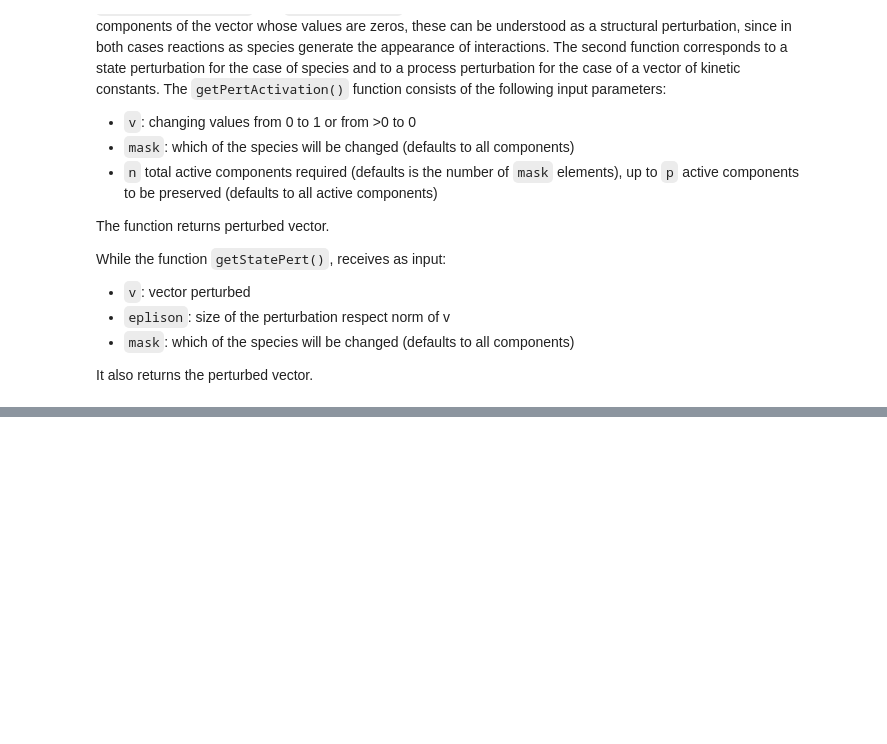
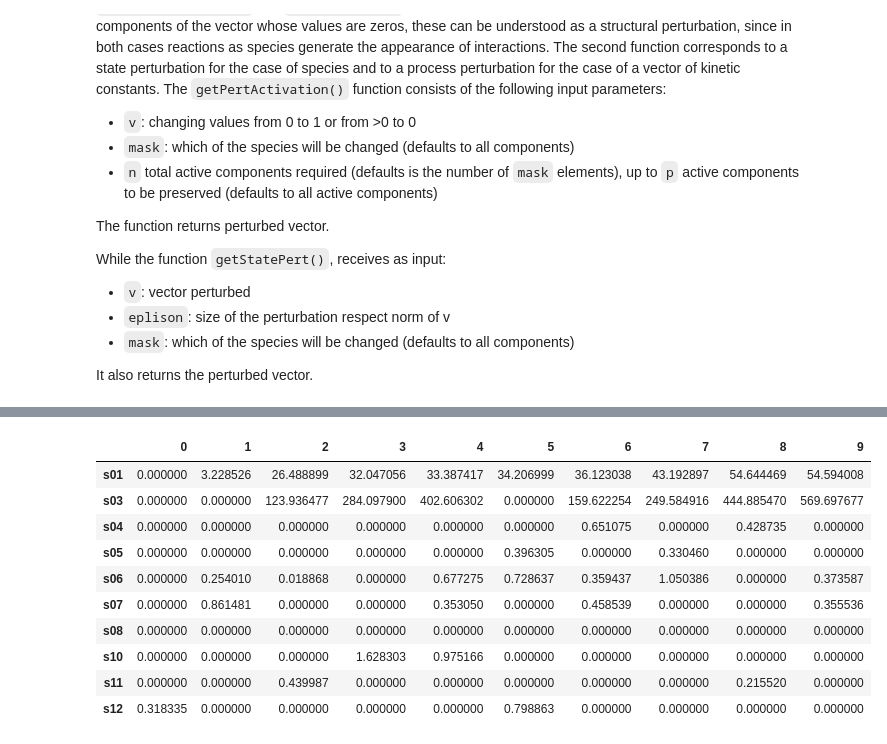
Before and after one commit to pmaldona/pyRN, a Jupyter notebook: notebooks/Simulator and Random Walks.ipynb, the cells around one changed output, grey strips where cells are left out. Saved outputs shown, nothing was run; the diff lists cells and outputs as text; code cells hidden in the pictures; blank space fills up the shorter version.

```diff
--- a/notebooks/Simulator and Random Walks.ipynb
+++ b/notebooks/Simulator and Random Walks.ipynb
@@ -220,3 +294,15 @@ RN.RwMakListDictDf[0]['f']
 # %%
-RN.RwMakListDictDf[0]['p']
+RN.RwDict['mak'][0]['p']
+# %% [output]
+|  | 0 | 1 | 2 | 3 | 4 | 5 | 6 | 7 | 8 | 9 |
+| s01 | 0.000000 | 3.228526 | 26.488899 | 32.047056 | 33.387417 | 34.206999 | 36.123038 | 43.192897 | 54.644469 | 54.594008 |
+| s03 | 0.000000 | 0.000000 | 123.936477 | 284.097900 | 402.606302 | 0.000000 | 159.622254 | 249.584916 | 444.885470 | 569.697677 |
+| s04 | 0.000000 | 0.000000 | 0.000000 | 0.000000 | 0.000000 | 0.000000 | 0.651075 | 0.000000 | 0.428735 | 0.000000 |
+| s05 | 0.000000 | 0.000000 | 0.000000 | 0.000000 | 0.000000 | 0.396305 | 0.000000 | 0.330460 | 0.000000 | 0.000000 |
+| s06 | 0.000000 | 0.254010 | 0.018868 | 0.000000 | 0.677275 | 0.728637 | 0.359437 | 1.050386 | 0.000000 | 0.373587 |
+| s07 | 0.000000 | 0.861481 | 0.000000 | 0.000000 | 0.353050 | 0.000000 | 0.458539 | 0.000000 | 0.000000 | 0.355536 |
+| s08 | 0.000000 | 0.000000 | 0.000000 | 0.000000 | 0.000000 | 0.000000 | 0.000000 | 0.000000 | 0.000000 | 0.000000 |
+| s10 | 0.000000 | 0.000000 | 0.000000 | 1.628303 | 0.975166 | 0.000000 | 0.000000 | 0.000000 | 0.000000 | 0.000000 |
+| s11 | 0.000000 | 0.000000 | 0.439987 | 0.000000 | 0.000000 | 0.000000 | 0.000000 | 0.000000 | 0.215520 | 0.000000 |
+| s12 | 0.318335 | 0.000000 | 0.000000 | 0.000000 | 0.000000 | 0.798863 | 0.000000 | 0.000000 | 0.000000 | 0.000000 |
 # %%
```
Also changed, not shown: parts of 32 cells of this notebook, 4 other files.
